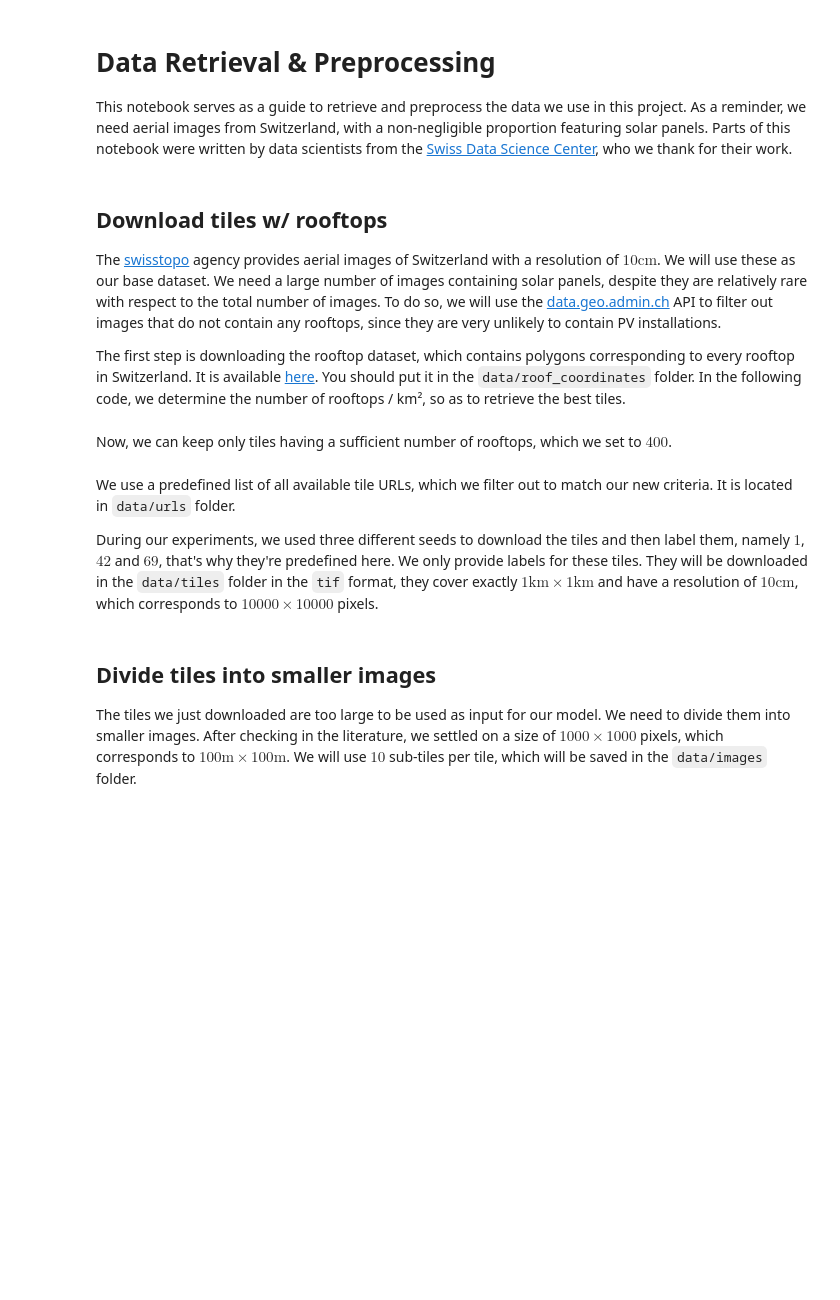
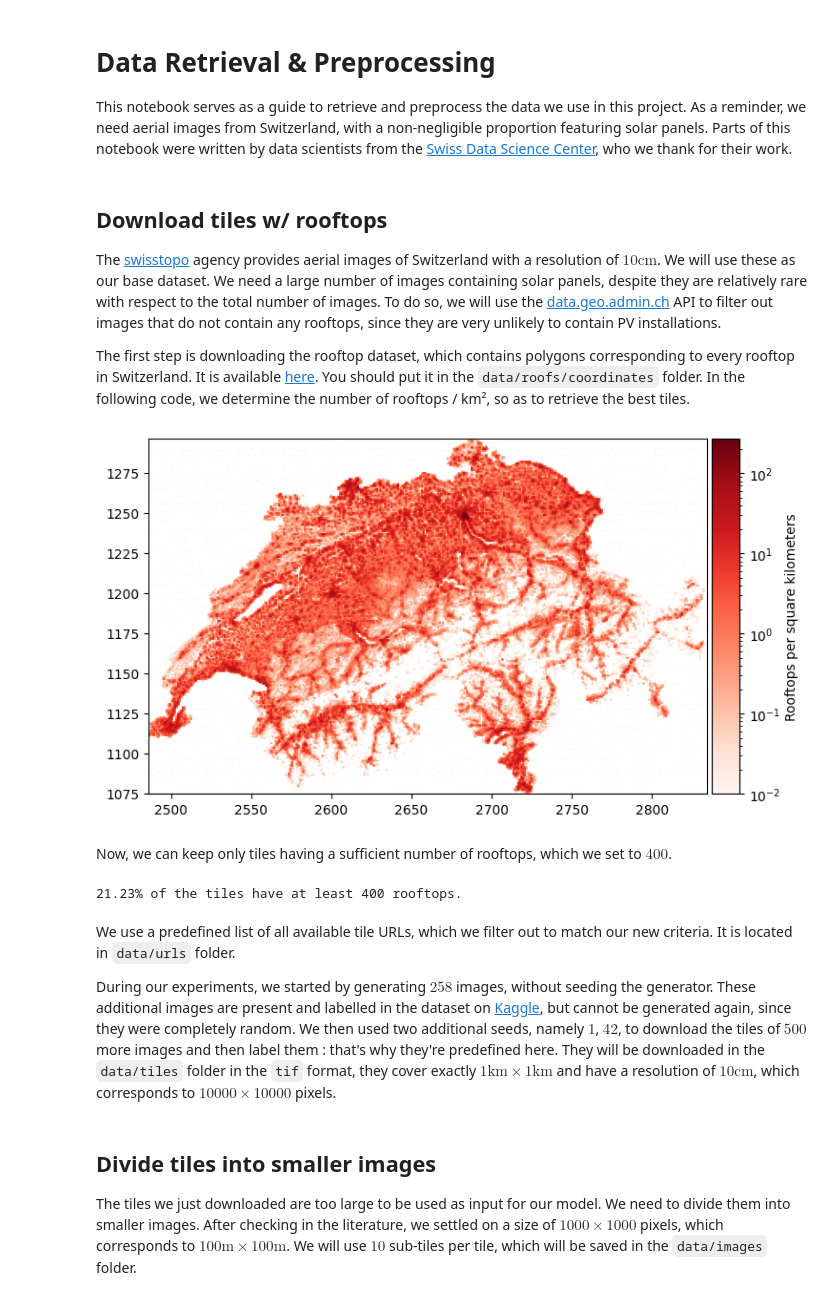
Before and after one commit to jeanprbt/swiss-solar-panel-segmentation, a Jupyter notebook: notebooks/preprocessing.ipynb, the cells around one changed output. Saved outputs shown, nothing was run; the diff lists cells and outputs as text; code cells hidden in the pictures; blank space fills up the shorter version.

```diff
--- a/notebooks/preprocessing.ipynb
+++ b/notebooks/preprocessing.ipynb
@@ -30,10 +31,10 @@ if src_path not in sys.path:
 
 The [swisstopo](https://www.swisstopo.admin.ch/fr/photographies-aeriennes-analogiques#Informations-complémentaires) agency provides aerial images of Switzerland with a resolution of $10\text{cm}$. We will use these as our base dataset. We need a large number of images containing solar panels, despite they are relatively rare with respect to the total number of images. To do so, we will use the [data.geo.admin.ch](https://data.geo.admin.ch/) API to filter out images that do not contain any rooftops, since they are very unlikely to contain PV installations.
 
-The first step is downloading the rooftop dataset, which contains polygons corresponding to every rooftop in Switzerland. It is available [here](https://data.geo.admin.ch/ch.bfe.solarenergie-eignung-daecher/solarenergie-eignung-daecher/solarenergie-eignung-daecher_2056.gpkg.zip). You should put it in the `data/roof_coordinates` folder. In the following code, we determine the number of rooftops / km², so as to retrieve the best tiles.
+The first step is downloading the rooftop dataset, which contains polygons corresponding to every rooftop in Switzerland. It is available [here](https://data.geo.admin.ch/ch.bfe.solarenergie-eignung-daecher/solarenergie-eignung-daecher/solarenergie-eignung-daecher_2056.gpkg.zip). You should put it in the `data/roofs/coordinates` folder. In the following code, we determine the number of rooftops / km², so as to retrieve the best tiles.
 # %%
 # Load the whole rooftop dataset
-path = "../data/roof_coordinates/SOLKAT_DACH.gpkg"
+path = "../data/roofs/coordinates/SOLKAT_DACH.gpkg"
 
 # Note: we only read the geometry data, no other column is loaded
 gdf = gpd.read_file(
@@ -50,33 +51,35 @@ centroids = gdf.centroid
 # Aggregate & count how many rooftops we expect on each tile
 df = pd.DataFrame(index=centroids.index)
 df["i"] = (centroids.x / 1000).astype(int)
 df["j"] = (centroids.y / 1000).astype(int)
 counts = df.value_counts()
 
 # Get covered area
 i_min = df["i"].min()
 i_max = df["i"].max() + 1
 j_min = df["j"].min()
 j_max = df["j"].max() + 1
 
 # Compute histogram
 histogram = np.zeros((j_max - j_min, i_max - i_min), dtype=int)
 for (i, j), count in counts.items():
     histogram[j - j_min, i - i_min] = count
 
 # Show density per square kilometer
 fig, ax = plt.subplots(figsize=(8, 8))
 im = ax.imshow(
     histogram / 100,
     cmap="Reds",
     norm=colors.LogNorm(),
     origin="lower",
     extent=(i_min, i_max, j_min, j_max),
 )
 divider = make_axes_locatable(ax)
 cax = divider.append_axes("right", size="5%", pad=0.05)
 cbar = fig.colorbar(im, cax=cax)
 cbar.set_label("Rooftops per square kilometers")
+# %% [output]
+[figure, added]
 # %% [markdown]
 Now, we can keep only tiles having a sufficient number of rooftops, which we set to $400$.
 # %%
@@ -84,10 +87,12 @@ Now, we can keep only tiles having a sufficient number of rooftops, which we set
 threshold = 400
 candidates = counts[counts >= threshold].index
 print(f"{(len(candidates) / len(counts)) * 100:.2f}% of the tiles have at least {threshold} rooftops.")
+# %% [output]
+21.23% of the tiles have at least 400 rooftops.
 # %% [markdown]
 We use a predefined list of all available tile URLs, which we filter out to match our new criteria. It is located in `data/urls` folder.
 
- During our experiments, we used three different seeds to download the tiles and then label them, namely $1$, $42$ and $69$, that's why they're predefined here. We only provide labels for these tiles. They will be downloaded in the `data/tiles` folder in the `tif` format, they cover exactly $1\text{km} \times 1\text{km}$ and have a resolution of $10\text{cm}$, which corresponds to $10000 \times 10000$ pixels.
+During our experiments, we started by generating $258$ images, without seeding the generator. These additional images are present and labelled in the dataset on [Kaggle](https://www.kaggle.com/datasets/jeanperbet/ml-project-2-solar-panels), but cannot be generated again, since they were completely random. We then used two additional seeds, namely $1$, $42$, to download the tiles of $500$ more images and then label them : that's why they're predefined here. They will be downloaded in the `data/tiles` folder in the `tif` format, they cover exactly $1\text{km} \times 1\text{km}$ and have a resolution of $10\text{cm}$, which corresponds to $10000 \times 10000$ pixels.
 # %%
 url_df = pd.read_csv("../data/urls/urls.csv", header=None, names=["url"])
 
```
Also changed, not shown: parts of 12 cells of this notebook, 5 other files.
